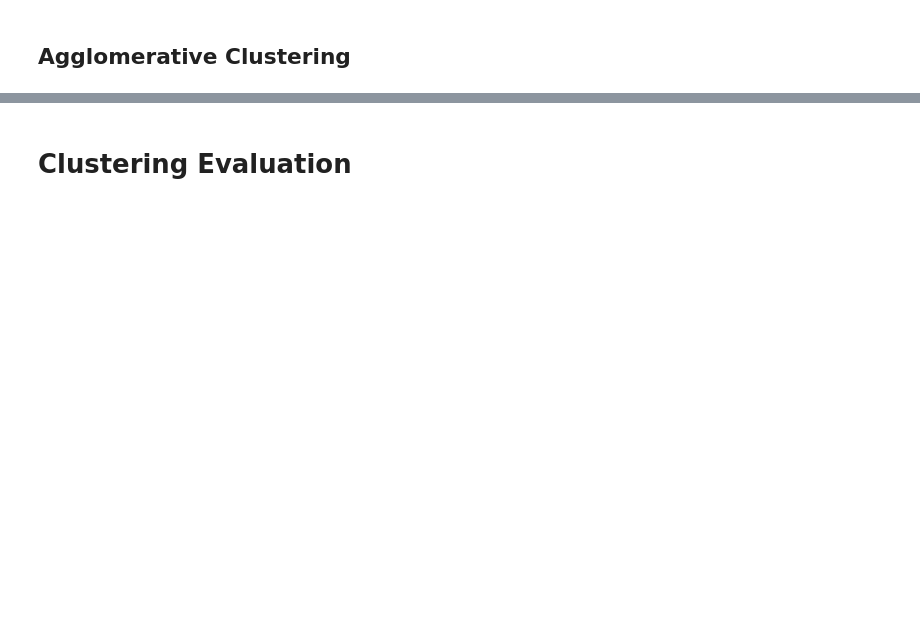
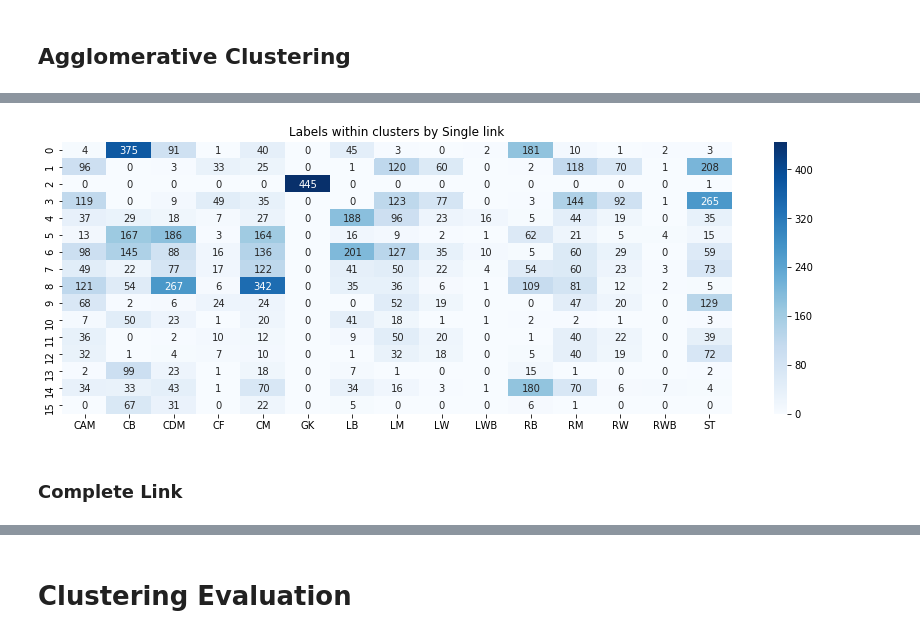
Before and after one commit to limxuanyu127/Soccer-Player-Attributes-Comparison, a Jupyter notebook: fifa_similarity_search/Clustering/Clustering.ipynb, the cells around one changed output, grey strips where cells are left out. Cells and saved outputs as stored; diff of their text form; code cells hidden in the pictures; blank space fills up the shorter version.

```diff
--- a/fifa_similarity_search/Clustering/Clustering.ipynb
+++ b/fifa_similarity_search/Clustering/Clustering.ipynb
@@ -64,7 +71,7 @@ print(X_test.shape)
 # %%
 from sklearn.cluster import KMeans
 # %%
-kmeans = KMeans(n_clusters=23, random_state=42).fit(X_train)
+kmeans = KMeans(n_clusters=16, random_state=42).fit(X_train)
 # %%
 given_cluster = kmeans.labels_
 given_cluster
@@ -100,0 +147,27 @@ def fancy_dendrogram(*args, **kwargs):
+# %%
+def agg_with_kmeans(num_clusters, title=None):
+    kmeans = KMeans(n_clusters=num_clusters, random_state=42).fit(X_train)
+    given_cluster = kmeans.labels_
+
+    y_train_vals = y_train.values
+    classes_in_cluster = np.zeros(shape=(num_clusters, len(labels)), dtype=int)
+    for i in range(num_clusters):
+        dataInd = np.argwhere(given_cluster==i).flatten()
+        for ind in dataInd:
+            if ',' in y_train_vals[ind]:
+                split = y_train_vals[ind].split(', ')
+                for s in split:
+                    j, = np.where(labels == s)
+                    classes_in_cluster[i][j] += 1
+            else:
+                j, = np.where(labels == y_train_vals[ind])
+                classes_in_cluster[i][j] += 1
+
+    plt.figure(figsize=(15,5))
+    if title:
+        plt.title("Labels within clusters by {}".format(title))
+    else:
+        plt.title("Labels within clusters")
+    sns.heatmap(classes_in_cluster, annot=True, cmap='Blues', fmt="d")
+    plt.xticks([(i+0.5) for i in np.arange(len(labels))], labels=labels)
+    plt.show()
@@ -100,0 +188,6 @@ def fancy_dendrogram(*args, **kwargs):
+# %%
+agg_with_kmeans(num_clusters=k_single, title=title)
+# %% [output]
+[figure, added]
+# %% [markdown]
+### Complete Link
```
Also changed, not shown: parts of 36 cells of this notebook.
